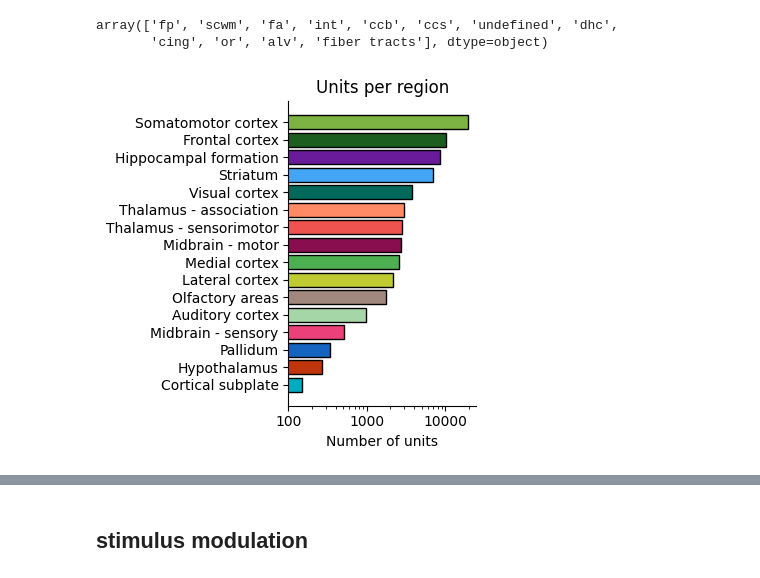
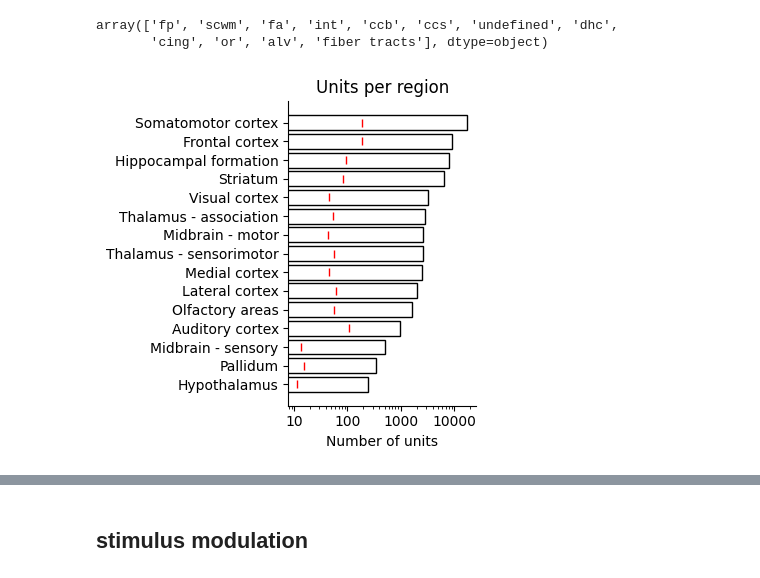
Before and after one commit to AllenInstitute/dynamic_routing_analysis, a Jupyter notebook: notebooks/single_unit_metrics_analysis.ipynb, the cells around one changed output, grey strips where cells are left out. Drawn from its saved outputs; the diff is of its cells as text; code cells hidden in the pictures.

```diff
--- a/notebooks/single_unit_metrics_analysis.ipynb
+++ b/notebooks/single_unit_metrics_analysis.ipynb
@@ -52,8 +52,10 @@ dr_session_list=(
     pl.col('is_production'),
     pl.col('is_annotated'),
     pl.col('issues')==[],
+    pl.col('is_opto_perturbation').eq(False),
+    pl.col('is_context_naive').eq(False),
     # pl.col('is_good_behavior').eq(True),
-    # pl.col('is_engaged').eq(True)
+    pl.col('is_engaged').eq(True)
     )['session_id'].to_list()
     )
 
@@ -296,32 +322,36 @@ array(['fp', 'scwm', 'fa', 'int', 'ccb', 'ccs', 'undefined', 'dhc',
 # %%
 #bar plot of units recorded
 
 min_n_units=100
-min_n_sessions=1
+min_n_sessions=3
 
 n_sessions_by_structure=sel_units.groupby('structure_group')['session_id'].nunique()
 n_units_by_structure=sel_units['structure_group'].value_counts()
 n_units_sessions_by_structure_table=pd.merge(
     n_units_by_structure,n_sessions_by_structure,left_index=True,right_index=True,how='outer',suffixes=('_n_units','_n_sessions')
     ).query('count>@min_n_units and session_id>=@min_n_sessions').sort_values(by='count', ascending=True)
 
+n_units_sessions_by_structure_table['mean_units_per_session'] = n_units_sessions_by_structure_table['count'] / n_units_sessions_by_structure_table['session_id']
+
 # n_units_sessions_by_structure_table
 
 fig,ax=plt.subplots(1,1,figsize=(4,4),sharex=True,sharey=True)
 #color bars according to structure group
 structure_colors = dict(zip(simplified_structure_by_group_df['structure_group'], simplified_structure_by_group_df['structure_color']))
 ax.barh(n_units_sessions_by_structure_table.index, n_units_sessions_by_structure_table['count'],
-       color=[structure_colors.get(idx, 'gray') for idx in n_units_sessions_by_structure_table.index], edgecolor='k')
+       #color=[structure_colors.get(idx, 'gray') for idx in n_units_sessions_by_structure_table.index], edgecolor='k')
+       color='white', edgecolor='k')
+ax.plot(n_units_sessions_by_structure_table['mean_units_per_session'], n_units_sessions_by_structure_table.index, '|', color='red')
 ax.set_xlabel('Number of units')
 ax.set_title('Units per region')
 ax.set_xscale('log')
-ax.set_xticks([100,1000,10000])
-ax.set_xticklabels(['100','1000','10000'])
+ax.set_xticks([10,100,1000,10000])
+ax.set_xticklabels(['10','100','1000','10000'])
 
 ax.spines['top'].set_visible(False)
 ax.spines['right'].set_visible(False)
 # ax.spines['bottom'].set_visible(False)
 
 fig.tight_layout()
 # %% [output]
-[figure, old version]
+[figure, new version]
```
Also changed, not shown: parts of 9 cells of this notebook, 10 other files.
